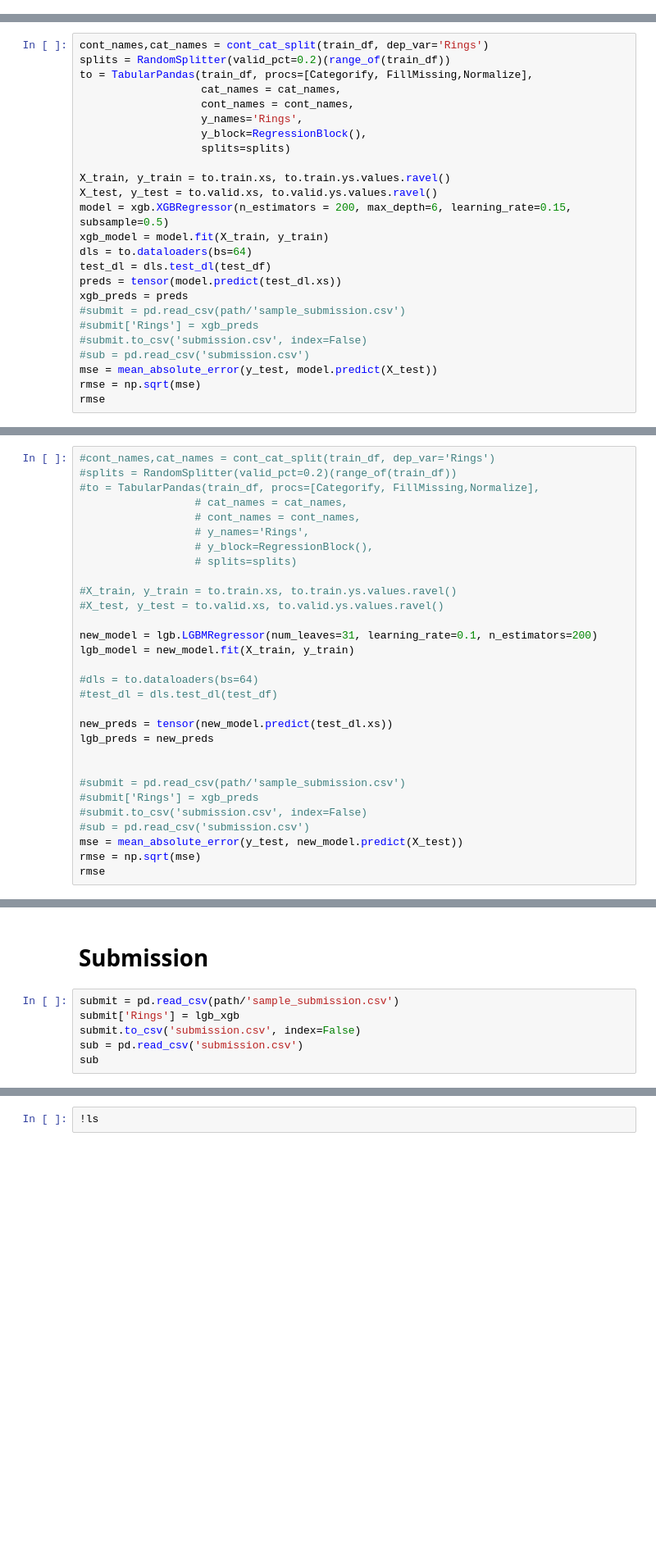
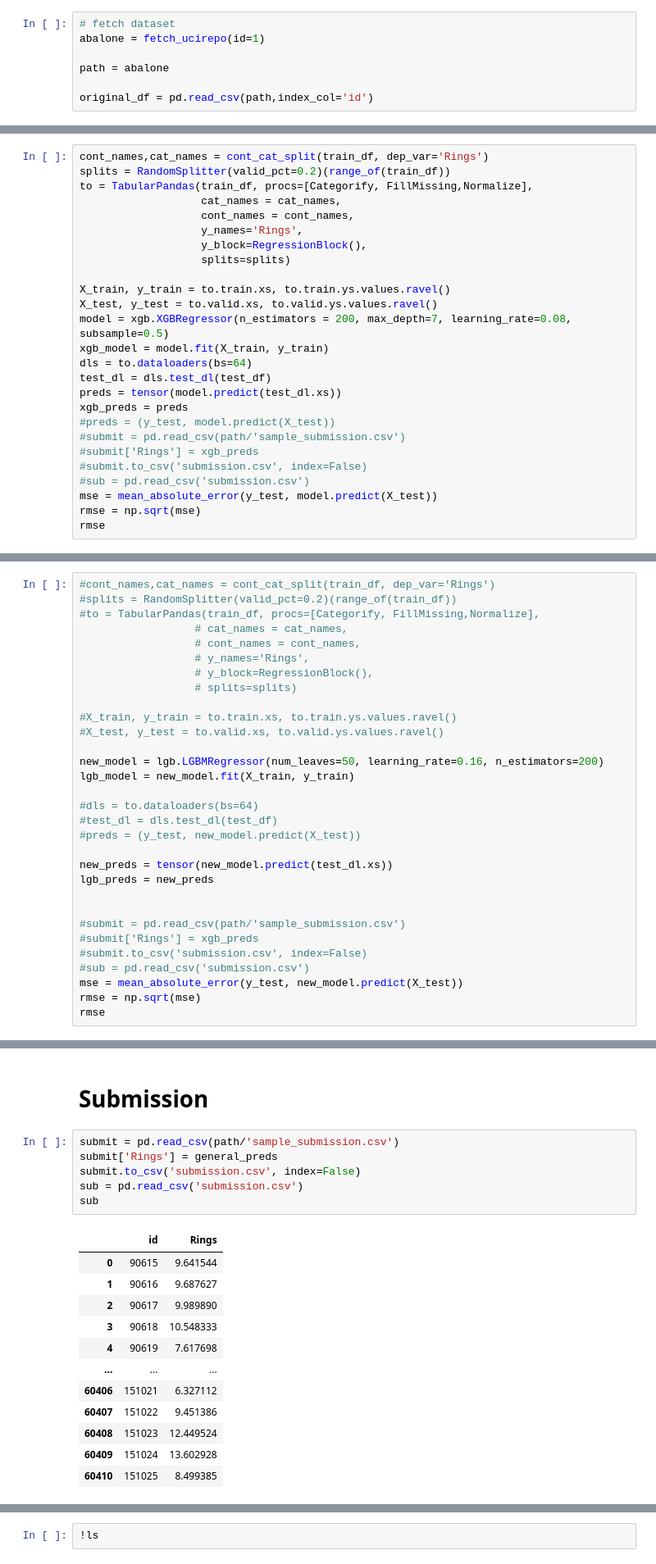
Before and after one commit to rubanzasilva/abalone_age_prediction, a Jupyter notebook: ps-s04e04-fastai.ipynb, the cells around one changed output, grey strips where cells are left out. Shown at 82% size. Saved outputs shown, nothing was run; the diff lists cells and outputs as text; blank space fills up the shorter version.

```diff
--- a/ps-s04e04-fastai.ipynb
+++ b/ps-s04e04-fastai.ipynb
@@ -95,0 +119,7 @@ sub_df = pd.read_csv(path/'sample_submission.csv',index_col='id')
+# %%
+# fetch dataset
+abalone = fetch_ucirepo(id=1)
+
+path = abalone
+
+original_df = pd.read_csv(path,index_col='id')
@@ -261,12 +334,13 @@ to = TabularPandas(train_df, procs=[Categorify, FillMissing,Normalize],
 
 X_train, y_train = to.train.xs, to.train.ys.values.ravel()
 X_test, y_test = to.valid.xs, to.valid.ys.values.ravel()
-model = xgb.XGBRegressor(n_estimators = 200, max_depth=6, learning_rate=0.15, subsample=0.5)
+model = xgb.XGBRegressor(n_estimators = 200, max_depth=7, learning_rate=0.08, subsample=0.5)
 xgb_model = model.fit(X_train, y_train)
 dls = to.dataloaders(bs=64)
 test_dl = dls.test_dl(test_df)
 preds = tensor(model.predict(test_dl.xs))
 xgb_preds = preds
+#preds = (y_test, model.predict(X_test))
 #submit = pd.read_csv(path/'sample_submission.csv')
 #submit['Rings'] = xgb_preds
 #submit.to_csv('submission.csv', index=False)
@@ -291,11 +365,12 @@ rmse
 #X_train, y_train = to.train.xs, to.train.ys.values.ravel()
 #X_test, y_test = to.valid.xs, to.valid.ys.values.ravel()
 
-new_model = lgb.LGBMRegressor(num_leaves=31, learning_rate=0.1, n_estimators=200)
+new_model = lgb.LGBMRegressor(num_leaves=50, learning_rate=0.16, n_estimators=200)
 lgb_model = new_model.fit(X_train, y_train)
 
 #dls = to.dataloaders(bs=64)
 #test_dl = dls.test_dl(test_df)
+#preds = (y_test, new_model.predict(X_test))
 
 new_preds = tensor(new_model.predict(test_dl.xs))
 lgb_preds = new_preds
@@ -374,7 +449,20 @@ y_test.shape,general_preds.shape
 # Submission
 # %%
 submit = pd.read_csv(path/'sample_submission.csv')
-submit['Rings'] = lgb_xgb
+submit['Rings'] = general_preds
 submit.to_csv('submission.csv', index=False)
 sub = pd.read_csv('submission.csv')
 sub
+# %% [output]
+|  | id | Rings |
+| 0 | 90615 | 9.641544 |
+| 1 | 90616 | 9.687627 |
+| 2 | 90617 | 9.989890 |
+| 3 | 90618 | 10.548333 |
+| 4 | 90619 | 7.617698 |
+| ... | ... | ... |
+| 60406 | 151021 | 6.327112 |
+| 60407 | 151022 | 9.451386 |
+| 60408 | 151023 | 12.449524 |
+| 60409 | 151024 | 13.602928 |
+| 60410 | 151025 | 8.499385 |
```
Also changed, not shown: parts of 24 cells of this notebook.
